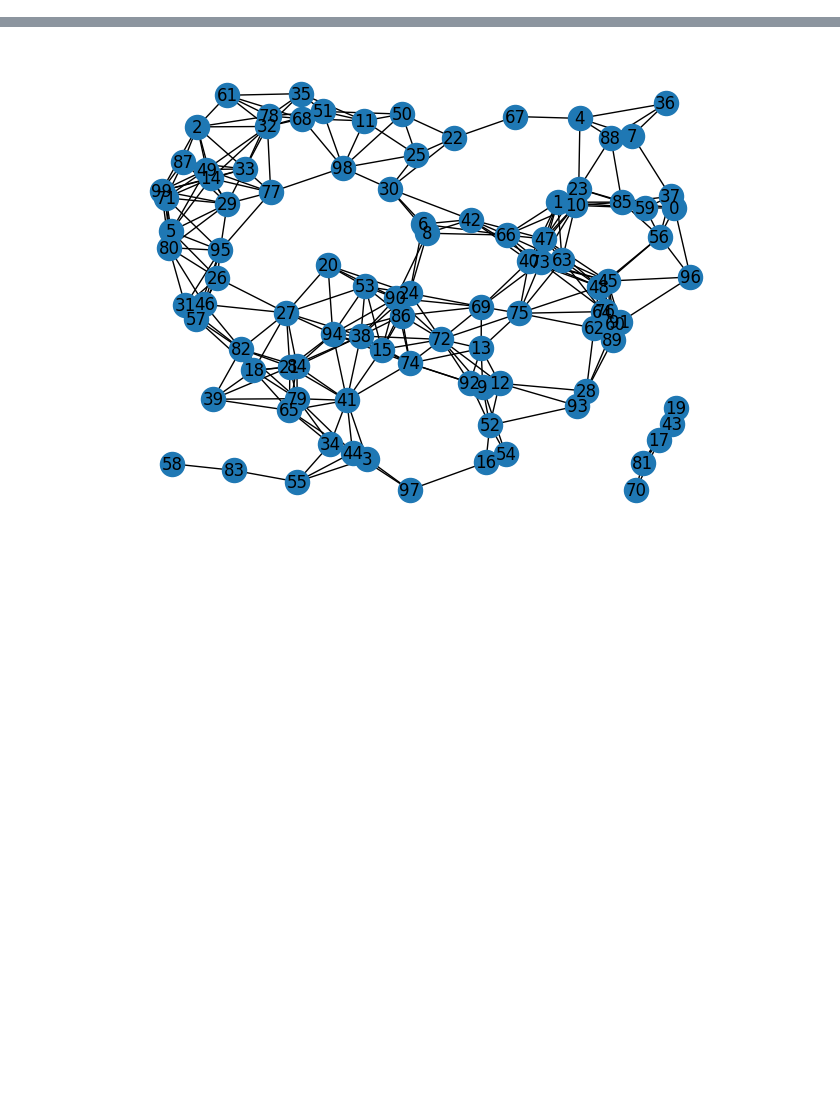
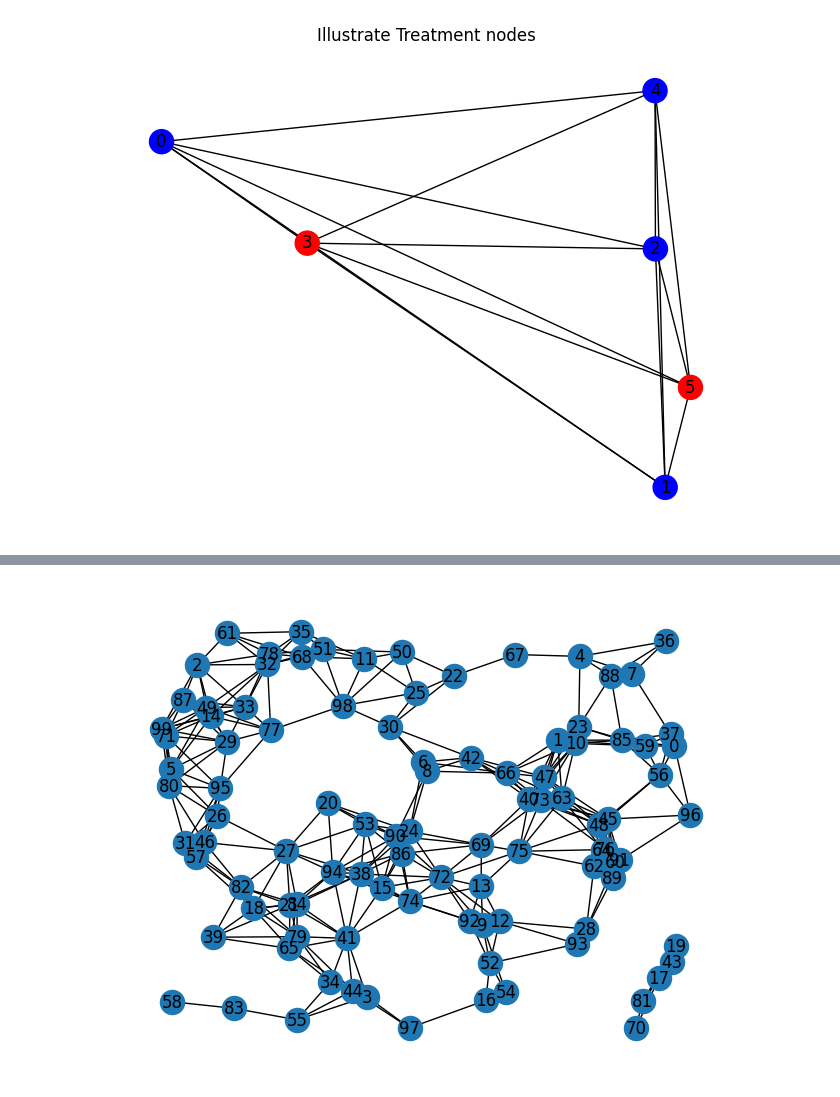
Before and after one commit to matt-banschbach/CMOR492-DWS, a Jupyter notebook: random_graph/experimentation/random_graph_experiment_2.ipynb, the cells around one changed output, grey strips where cells are left out. Drawn from its saved outputs; the diff is of its cells as text; code cells hidden in the pictures; blank space fills up the shorter version.

```diff
--- a/random_graph/random_graph_experiment_2.ipynb
+++ b/random_graph/experimentation/random_graph_experiment_2.ipynb
@@ -7,0 +9,15 @@ import matplotlib.pyplot as plt
+# %%
+pts = np.array([np.random.uniform([-5, -5, 0], [5, 5, 1]) for _ in range(5)]) # Generate Nodes
+pos = {i: pts[i] for i in range(5)}
+G = nx.complete_graph(5)
+for node in G.nodes:
+    G.nodes[node]['pos'] = pos[node]
+# %%
+G, source_nodes, treatment_nodes = make_small_test_graph(6, 5, 1, 2)
+# %%
+node_colors = ['red' if G.nodes[node]['treatment'] == 1 else 'blue' for node in G.nodes]
+nx.draw(G, node_color=node_colors, with_labels=True, pos=[G.nodes[node]['pos'][:2] for node in G.nodes])
+plt.title("Illustrate Treatment nodes")
+plt.show()
+# %% [output]
+[figure, added]
```
Also changed, not shown: parts of 2 cells of this notebook, 3 other files.
